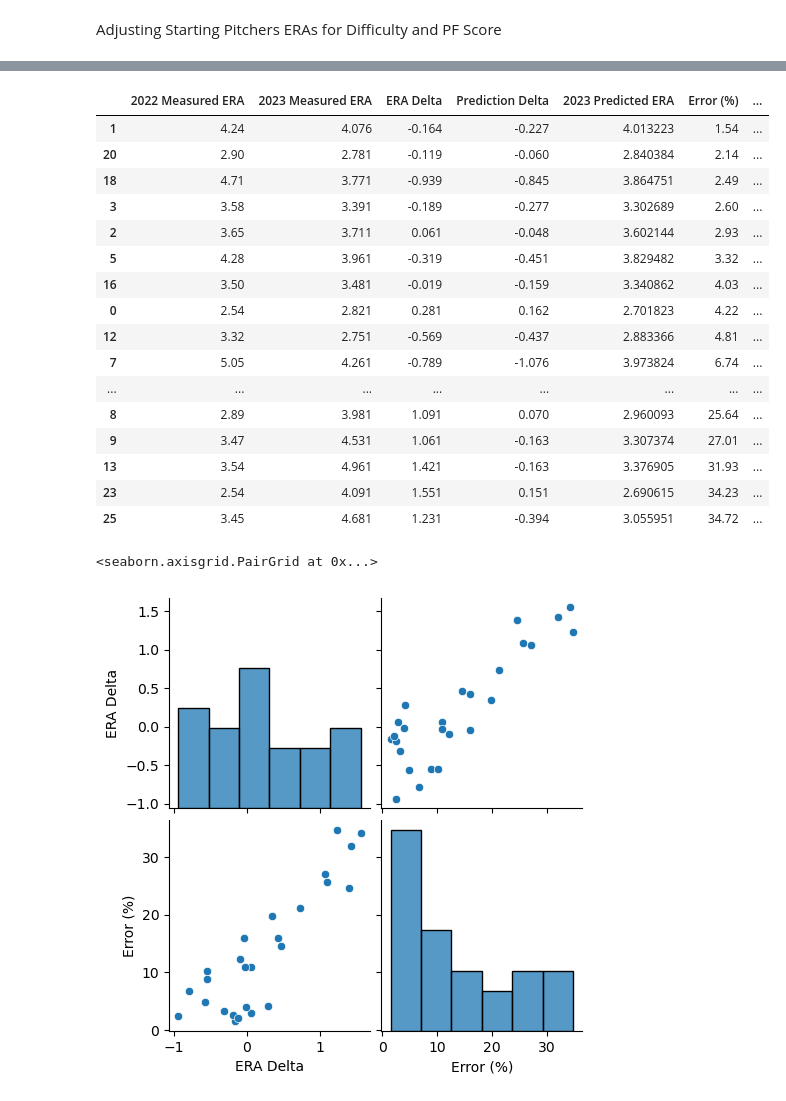
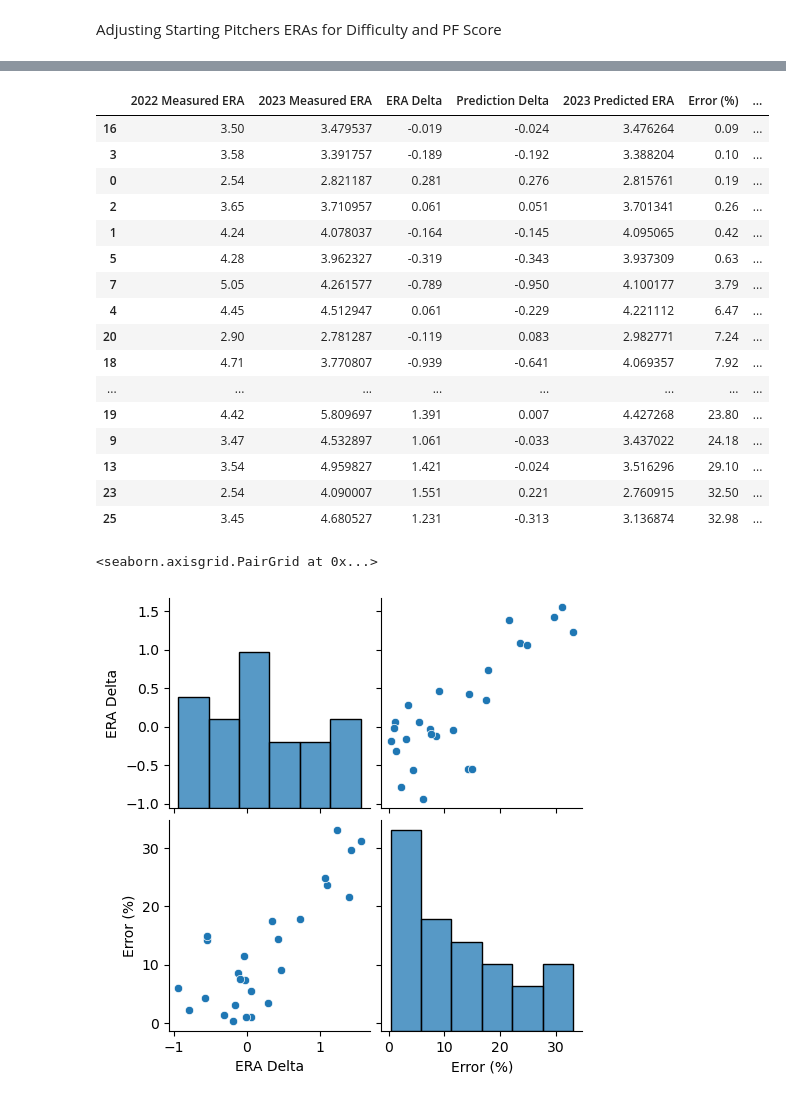
Before and after one commit to conorpwalsh4/LahmanAnalysis, a Jupyter notebook: ballpark_score.ipynb, the cells around one changed output, grey strips where cells are left out. Drawn from its saved outputs; the diff is of its cells as text; code cells hidden in the pictures.

```diff
--- a/ballpark_score.ipynb
+++ b/ballpark_score.ipynb
@@ -393,10 +365,15 @@ Predict_Pitchers['ERA Delta'].mean() # Baseball Rules affecting overall ERA meas
+# %%
+scaler = MinMaxScaler(feature_range=(0, 1))
+Predict_Pitchers['2022 ERA Norm'] = scaler.fit_transform(Predict_Pitchers['2022 ERA'].to_numpy().reshape(-1, 1))
+Predict_Pitchers['2023 ERA Norm'] = scaler.fit_transform((Predict_Pitchers['2023 ERA']- Predict_Pitchers['ERA Delta'].mean()).to_numpy().reshape(-1, 1))
+#Predict_Pitchers['2023 ERA Norm'] = scaler.fit_transform((Predict_Pitchers['2023 ERA']).to_numpy().reshape(-1, 1))
 # %%
-Predict_Pitchers['PF Delta Norm'] = min_max_norm(Predict_Pitchers, 'PF Delta YOY')
-Predict_Pitchers['Game Diff Delta Norm'] = min_max_norm(Predict_Pitchers, 'Game Diff Delta YOY')
+Predict_Pitchers['PF Delta Norm'] = mean_normalization(Predict_Pitchers, 'PF Delta YOY')
+Predict_Pitchers['Game Diff Delta Norm'] = mean_normalization(Predict_Pitchers, 'Game Diff Delta YOY')
 
 #Predict_Pitchers.reset_index(drop=True, inplace=True)
-X_train, X_test, y_train, y_test, indices_train, indices_test  = train_test_split(Predict_Pitchers[['2022 ERA','PF Delta Norm','Game Diff Delta Norm']],
-                                                                                  Predict_Pitchers['2023 ERA']- Predict_Pitchers['ERA Delta'].mean(),
+X_train, X_test, y_train, y_test, indices_train, indices_test  = train_test_split(Predict_Pitchers[['2022 ERA Norm','PF Delta Norm','Game Diff Delta Norm']],
+                                                                                  Predict_Pitchers['2023 ERA Norm'],
                                                                                   Predict_Pitchers.index,
                                                                                   test_size=0.25, random_state=41)
 X_train = X_train.to_numpy().astype(float)
@@ -405,11 +382,11 @@ y_train = y_train.to_numpy().astype(float)
 y_test = np.round(y_test,3).to_numpy().astype(float)
 # %%
 inputs = tf.keras.Input(shape=(3,))
-x = tf.keras.layers.Dense(256, activation="relu", name="Hidden_Layer_1")(inputs)
+x = tf.keras.layers.Dense(256, activation="tanh", name="Hidden_Layer_1")(inputs)
 x = tf.keras.layers.Dropout(0.2)(x)
-x = tf.keras.layers.Dense(128, activation="relu", name="Hidden_Layer_2")(x)
+x = tf.keras.layers.Dense(128, activation="leaky_relu", name="Hidden_Layer_2")(x)
 x = tf.keras.layers.Dropout(0.2)(x)
-x = tf.keras.layers.Dense(64, activation="relu", name="Hidden_Layer_3")(x)
-x = tf.keras.layers.Dense(28, activation="relu", name="Hidden_Layer_4")(x)
+x = tf.keras.layers.Dense(64, activation="leaky_relu", name="Hidden_Layer_3")(x)
+x = tf.keras.layers.Dense(28, activation="leaky_relu", name="Hidden_Layer_4")(x)
 outputs = tf.keras.layers.Dense(1, name="Output_Layer")(x)
 model = tf.keras.Model(inputs=inputs, outputs=outputs, name="ERA_Predictor")
@@ -430,6 +406,7 @@ test_scores = model.evaluate(X_test, y_test, verbose=2)
 # %%
-predicted_values = model.predict(tf.convert_to_tensor(X_test, dtype=tf.float32)).flatten()  # Flatten to ensure compatibility with y_test
-
+predicted_values_normal = model.predict(tf.convert_to_tensor(X_test, dtype=tf.float32)).flatten()  # Flatten to ensure compatibility with y_test
+predicted_values = scaler.inverse_transform(predicted_values_normal.reshape(-1,1))
+y_test_inverse = scaler.inverse_transform(y_test.reshape(-1,1))
 pitcher_mapping = Predict_Pitchers['Name']
 
 # Retrieve the pitcher names for training and testing sets
@@ -439,15 +416,15 @@ pitchers_test = pitcher_mapping.loc[indices_test]
 #right_dir = True if
 
 # Calculate the error (difference between predicted and actual values)
-errors = abs(np.round(((predicted_values - y_test)/y_test)*100,2))
+errors = abs(np.round(((predicted_values - y_test_inverse)/y_test_inverse)*100,2)).reshape(-1)
 
 # Create a DataFrame with the required data
 results_df = pd.DataFrame({
     '2022 Measured ERA': Predict_Pitchers['2022 ERA'].loc[indices_test].values,
-    '2023 Measured ERA': y_test, # Actual values from y_test
+    '2023 Measured ERA': y_test_inverse.reshape(-1), # Actual values from y_test
     'ERA Delta'         : np.round(Predict_Pitchers['ERA Delta'].loc[indices_test].values - Predict_Pitchers['ERA Delta'].mean(),3),
-    'Prediction Delta': np.round(predicted_values - Predict_Pitchers['2022 ERA'].loc[indices_test].values,3),
-    '2023 Predicted ERA': predicted_values,  # Predicted values from the model
+    'Prediction Delta': np.round(predicted_values.reshape(-1) - Predict_Pitchers['2022 ERA'].loc[indices_test].values,3),
+    '2023 Predicted ERA': predicted_values.reshape(-1),  # Predicted values from the model
     'Error (%)': errors,
     'Pitcher': pitchers_test.values                  # Difference between predicted and actual values
 })
@@ -459,23 +436,23 @@ results_df.sort_values(by= 'Error (%)', ascending=True)
 |  | 2022 Measured ERA | 2023 Measured ERA | ERA Delta | Prediction Delta | 2023 Predicted ERA | Error (%) | ... |
-| 1 | 4.24 | 4.076 | -0.164 | -0.227 | 4.013223 | 1.54 | ... |
-| 20 | 2.90 | 2.781 | -0.119 | -0.060 | 2.840384 | 2.14 | ... |
-| 18 | 4.71 | 3.771 | -0.939 | -0.845 | 3.864751 | 2.49 | ... |
-| 3 | 3.58 | 3.391 | -0.189 | -0.277 | 3.302689 | 2.60 | ... |
-| 2 | 3.65 | 3.711 | 0.061 | -0.048 | 3.602144 | 2.93 | ... |
-| 5 | 4.28 | 3.961 | -0.319 | -0.451 | 3.829482 | 3.32 | ... |
-| 16 | 3.50 | 3.481 | -0.019 | -0.159 | 3.340862 | 4.03 | ... |
-| 0 | 2.54 | 2.821 | 0.281 | 0.162 | 2.701823 | 4.22 | ... |
-| 12 | 3.32 | 2.751 | -0.569 | -0.437 | 2.883366 | 4.81 | ... |
-| 7 | 5.05 | 4.261 | -0.789 | -1.076 | 3.973824 | 6.74 | ... |
+| 16 | 3.50 | 3.479537 | -0.019 | -0.024 | 3.476264 | 0.09 | ... |
+| 3 | 3.58 | 3.391757 | -0.189 | -0.192 | 3.388204 | 0.10 | ... |
+| 0 | 2.54 | 2.821187 | 0.281 | 0.276 | 2.815761 | 0.19 | ... |
+| 2 | 3.65 | 3.710957 | 0.061 | 0.051 | 3.701341 | 0.26 | ... |
+| 1 | 4.24 | 4.078037 | -0.164 | -0.145 | 4.095065 | 0.42 | ... |
+| 5 | 4.28 | 3.962327 | -0.319 | -0.343 | 3.937309 | 0.63 | ... |
+| 7 | 5.05 | 4.261577 | -0.789 | -0.950 | 4.100177 | 3.79 | ... |
+| 4 | 4.45 | 4.512947 | 0.061 | -0.229 | 4.221112 | 6.47 | ... |
+| 20 | 2.90 | 2.781287 | -0.119 | 0.083 | 2.982771 | 7.24 | ... |
+| 18 | 4.71 | 3.770807 | -0.939 | -0.641 | 4.069357 | 7.92 | ... |
 | ... | ... | ... | ... | ... | ... | ... | ... |
-| 8 | 2.89 | 3.981 | 1.091 | 0.070 | 2.960093 | 25.64 | ... |
-| 9 | 3.47 | 4.531 | 1.061 | -0.163 | 3.307374 | 27.01 | ... |
-| 13 | 3.54 | 4.961 | 1.421 | -0.163 | 3.376905 | 31.93 | ... |
-| 23 | 2.54 | 4.091 | 1.551 | 0.151 | 2.690615 | 34.23 | ... |
-| 25 | 3.45 | 4.681 | 1.231 | -0.394 | 3.055951 | 34.72 | ... |
+| 19 | 4.42 | 5.809697 | 1.391 | 0.007 | 4.427268 | 23.80 | ... |
+| 9 | 3.47 | 4.532897 | 1.061 | -0.033 | 3.437022 | 24.18 | ... |
+| 13 | 3.54 | 4.959827 | 1.421 | -0.024 | 3.516296 | 29.10 | ... |
+| 23 | 2.54 | 4.090007 | 1.551 | 0.221 | 2.760915 | 32.50 | ... |
+| 25 | 3.45 | 4.680527 | 1.231 | -0.313 | 3.136874 | 32.98 | ... |
 # %%
 sns.pairplot(results_df[['ERA Delta','Error (%)']])
 # %% [output]
 <seaborn.axisgrid.PairGrid at 0x...>
-[figure, old version]
+[figure, new version]
 # %%
```
Also changed, not shown: parts of 13 cells of this notebook, 2 other files.
